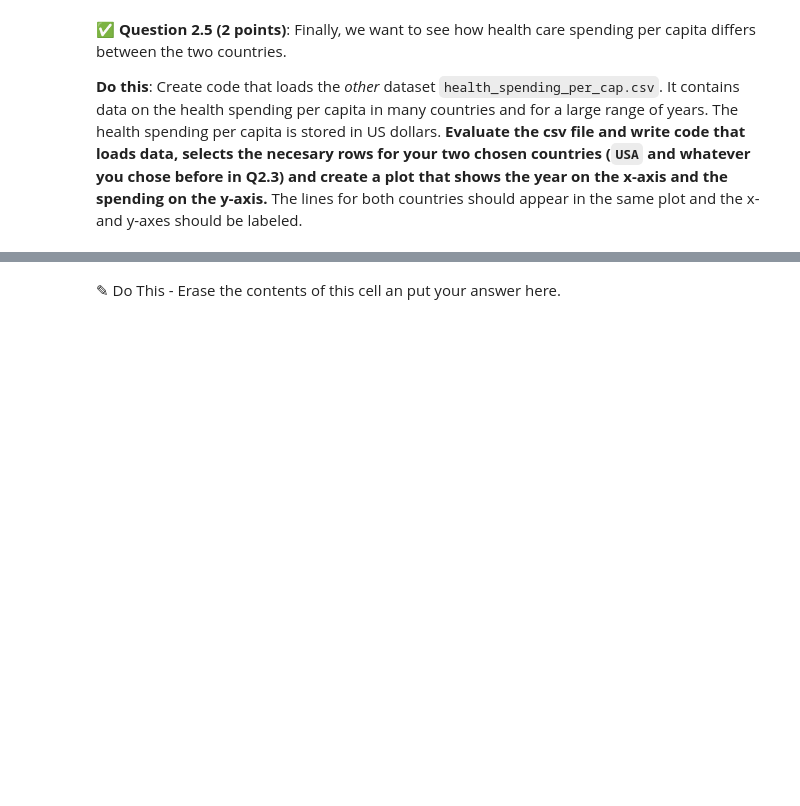
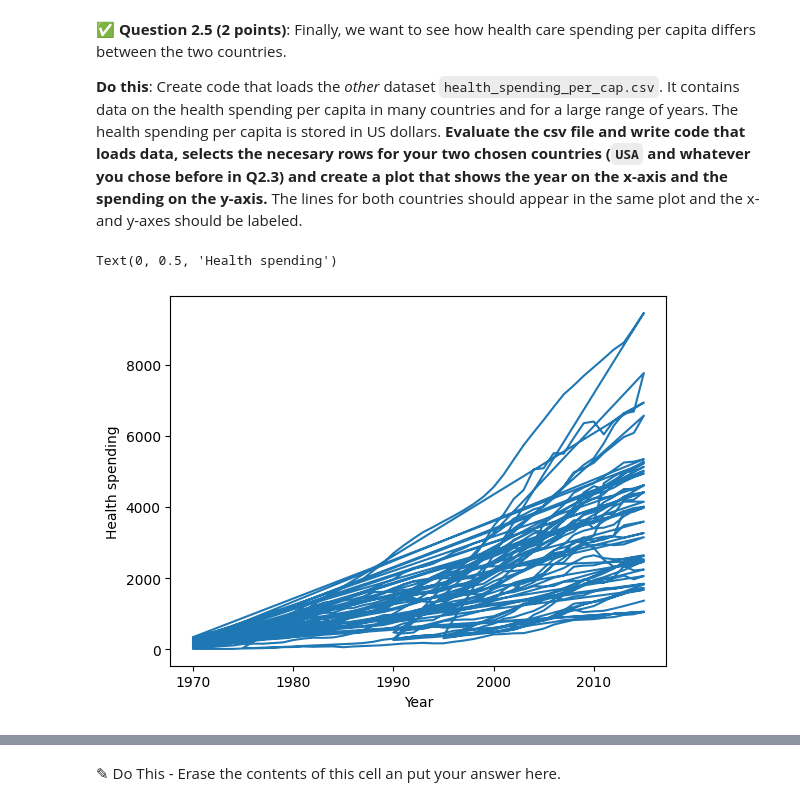
Before and after one commit to arshwasnik/cmse202-s26-turnin, a Jupyter notebook: midterm/CMSE202_PracticeMidterm.ipynb, the cells around one changed output, grey strips where cells are left out. Drawn from its saved outputs; the diff is of its cells as text; code cells hidden in the pictures; blank space fills up the shorter version.

```diff
--- a/midterm/CMSE202_PracticeMidterm.ipynb
+++ b/midterm/CMSE202_PracticeMidterm.ipynb
@@ -115,3 +161,13 @@ You will need to download two files from this repository, `health_spending_per_c
+# %%
+health_spending = pd.read_csv("health_spending_per_cap.csv")
+
+plt.plot(health_spending["TIME"], health_spending["Value"])
+
+plt.xlabel("Year")
+plt.ylabel("Health spending")
+# %% [output]
+Text(0, 0.5, 'Health spending')
+[figure, added]
 # %% [markdown]
 &#9989; **Question 2.6 (1 point)**: The BuzzFeed article linked above uses a different way to visualize this data.
 
```
Also changed, not shown: parts of 10 cells of this notebook.
